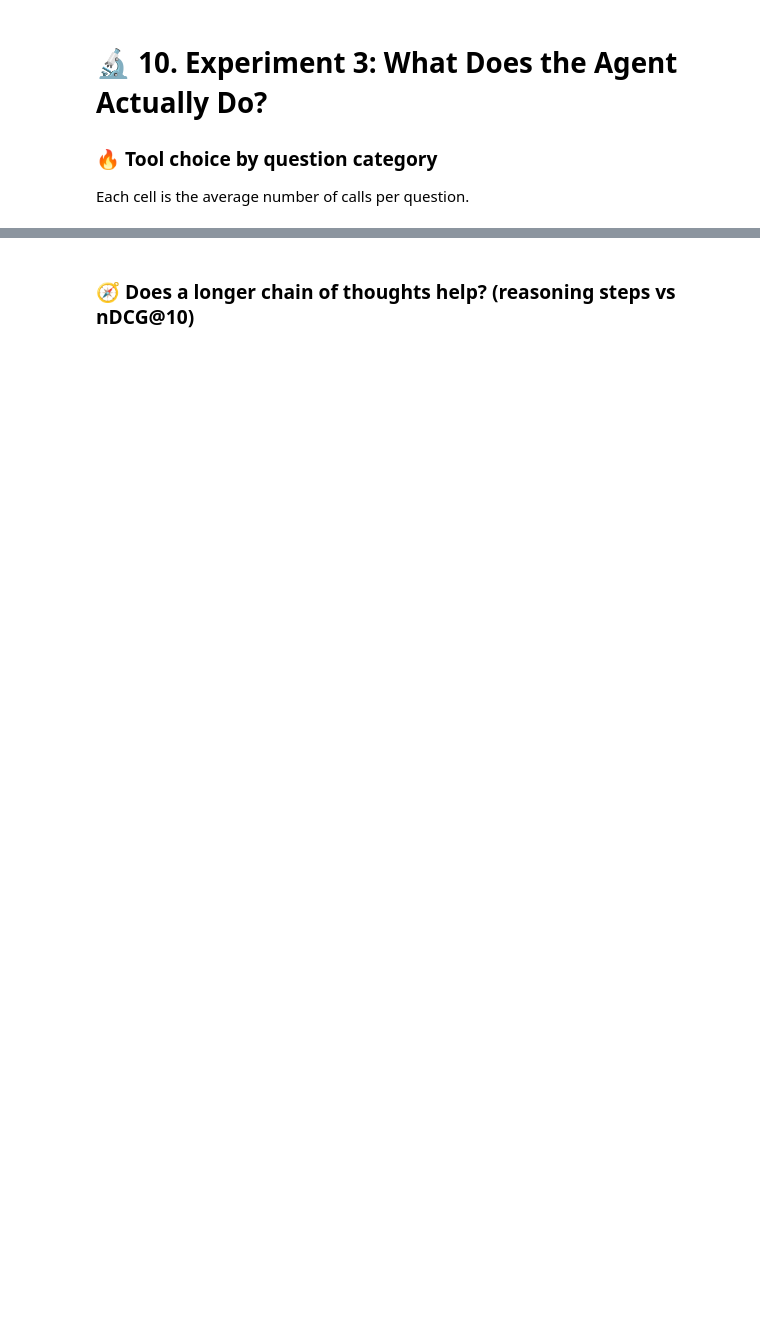
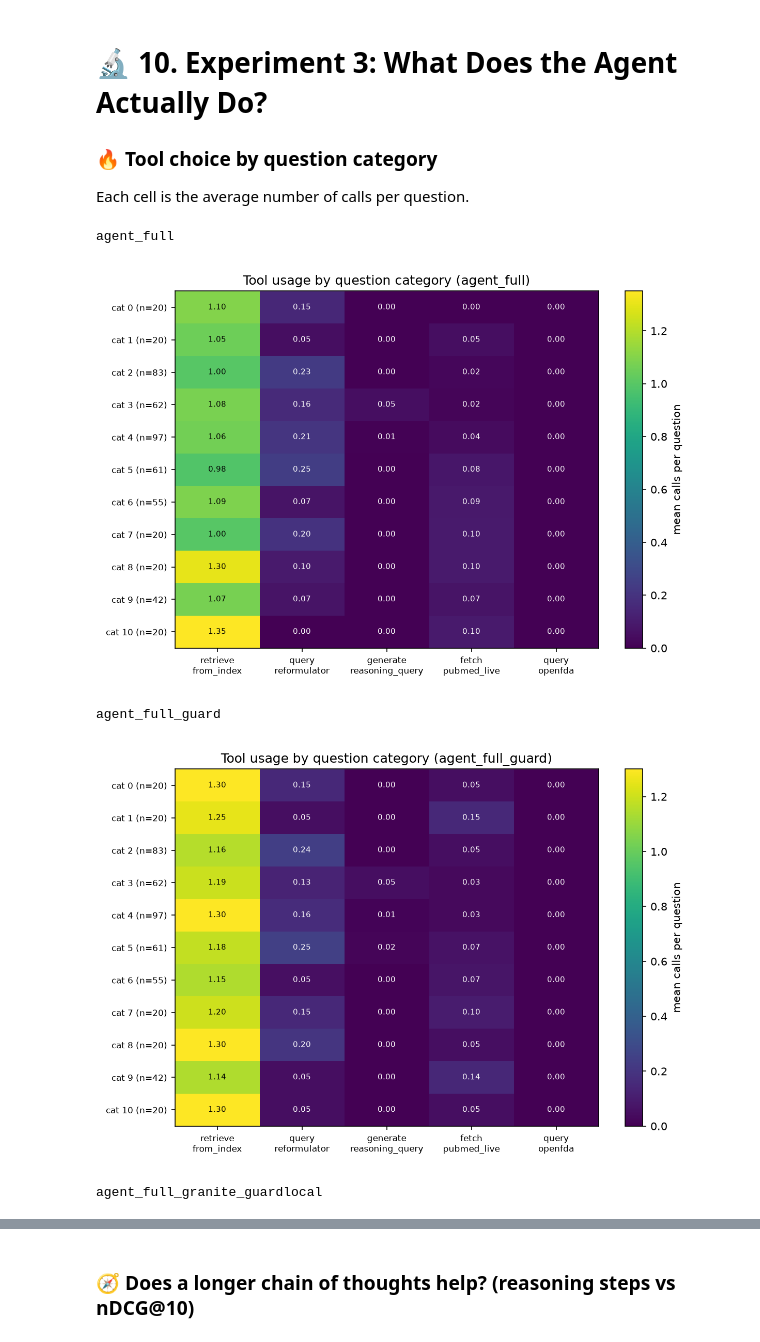
Before and after one commit to LuyaoMa-ace/biomedical-react-agent, a Jupyter notebook: notebook/PaperSearchQA_ReAct_Agent.ipynb, the cells around one changed output, grey strips where cells are left out. Drawn from its saved outputs; the diff is of its cells as text; code cells hidden in the pictures; blank space fills up the shorter version.

```diff
--- a/notebook/PaperSearchQA_ReAct_Agent.ipynb
+++ b/notebook/PaperSearchQA_ReAct_Agent.ipynb
@@ -322,6 +547,13 @@ if have("results/stats_baselines.json"):
 ### 🔥 Tool choice by question category
 Each cell is the average number of calls per question.
 # %%
-for name in ("agent_full",):
+for name in ("agent_full", "agent_full_guard", "agent_full_granite_guardlocal"):    # MedGemma plain, MedGemma + guardrail, Granite + local-index guardrail
+    print(name)
     if have(f"results/fig_tool_heatmap_{name}.png"):
         display(Image(str(ROOT / "results" / f"fig_tool_heatmap_{name}.png"), width=620))
+# %% [output]
+agent_full
+[figure, added]
+agent_full_guard
+[figure, added]
+agent_full_granite_guardlocal
```
Also changed, not shown: parts of 44 cells of this notebook, 2 other files.
